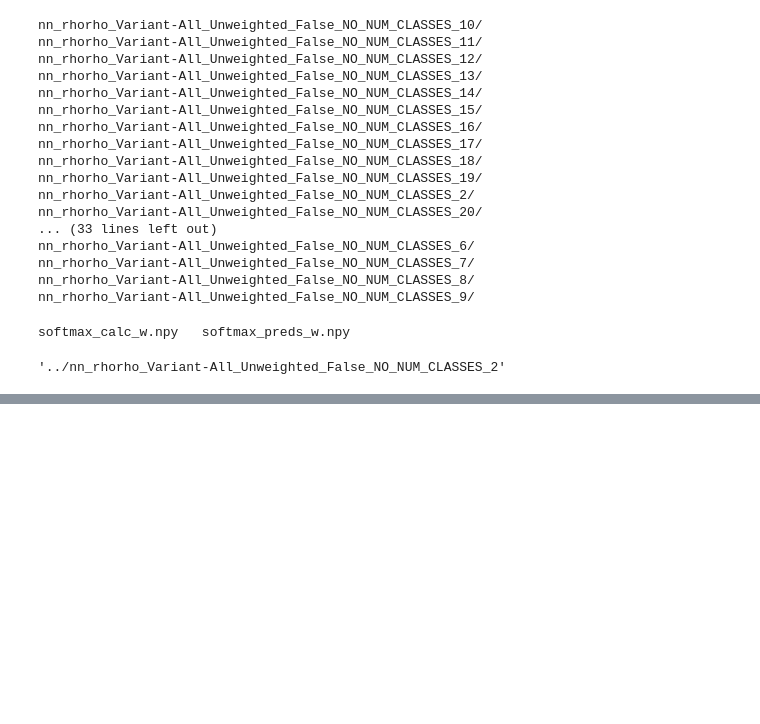
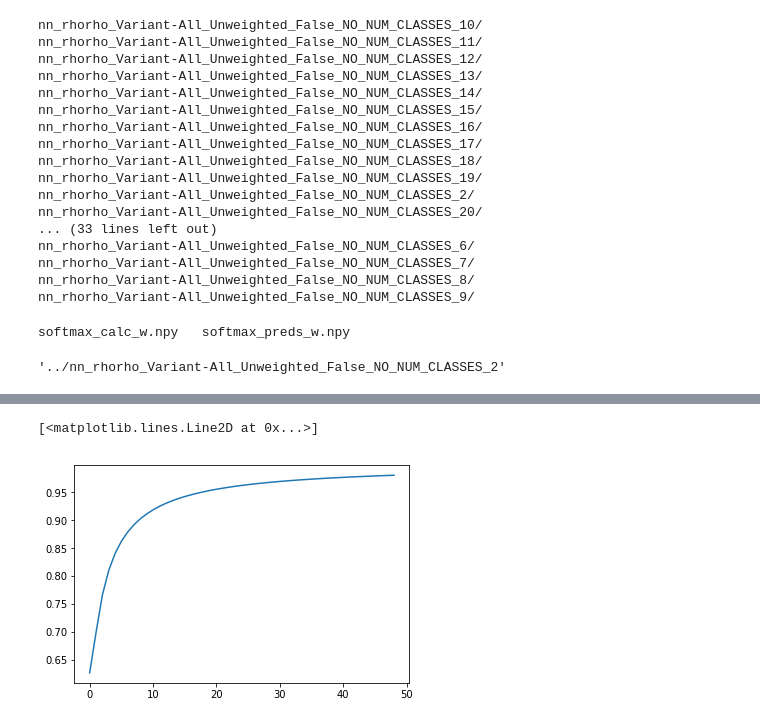
Before and after one commit to klasocha/HiggsCP, a Jupyter notebook: notebooks/Analyze_different_class_num.ipynb, the cells around one changed output, grey strips where cells are left out. Saved outputs shown, nothing was run; the diff lists cells and outputs as text; code cells hidden in the pictures; blank space fills up the shorter version.

```diff
--- a/notebooks/Analyze_different_class_num.ipynb
+++ b/notebooks/Analyze_different_class_num.ipynb
@@ -46,0 +78,5 @@ def calculate_metrics(directory):
+# %%
+plt.plot(metrics[:, 5])
+# %% [output]
+[<matplotlib.lines.Line2D at 0x...>]
+[figure, added]
```
Also changed, not shown: parts of 10 cells of this notebook.
